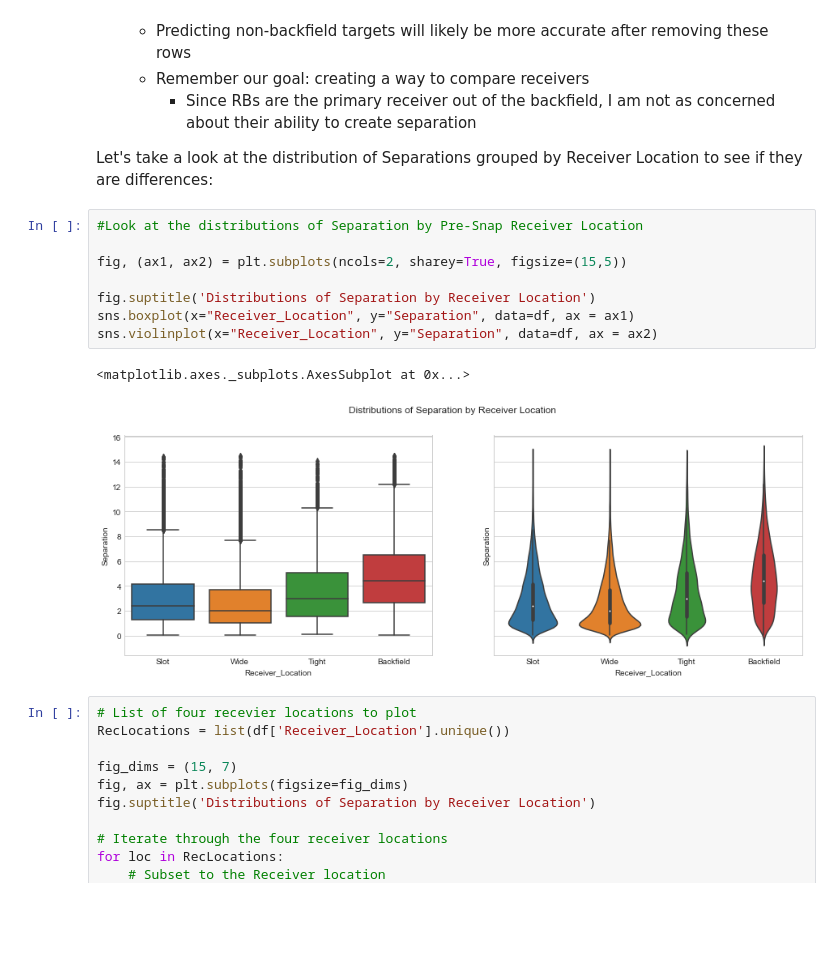
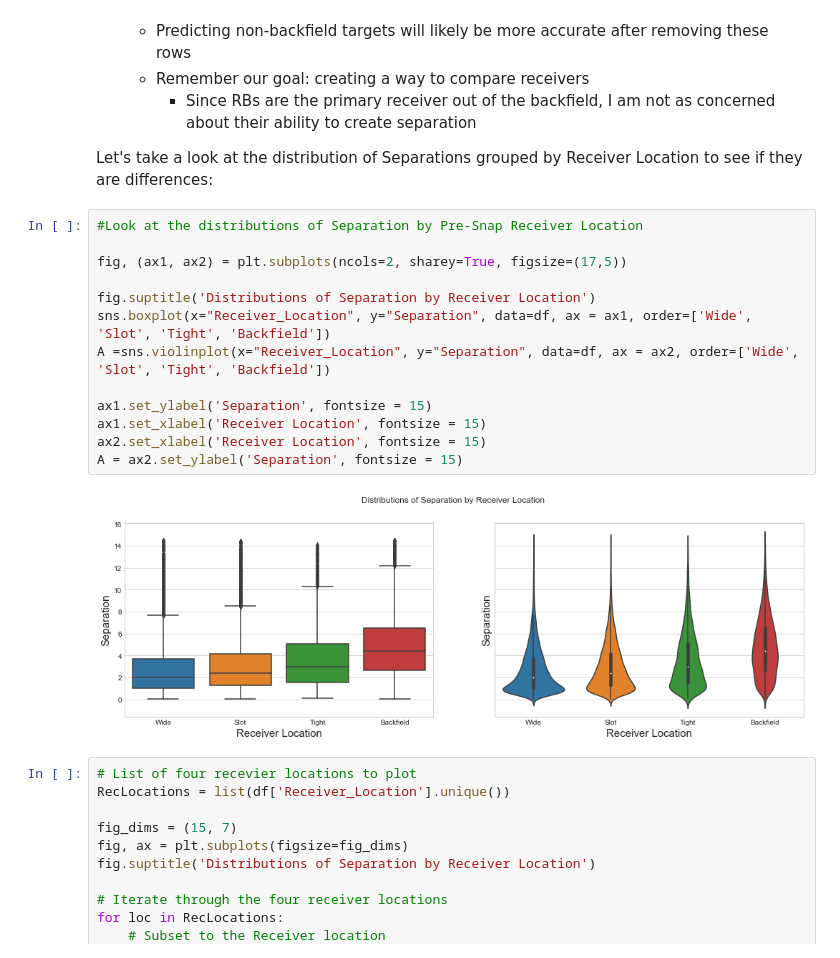
Before and after one commit to Jesse-Cohen/Separation-Above-Expectation, a Jupyter notebook: Expected Receiver Separation.ipynb, the cells around one changed output. Saved outputs shown, nothing was run; the diff lists cells and outputs as text; blank space fills up the shorter version.

```diff
--- a/Expected Receiver Separation.ipynb
+++ b/Expected Receiver Separation.ipynb
@@ -270,14 +267,18 @@ Let's take a look at the distribution of Separations grouped by Receiver Locatio
 # %%
 #Look at the distributions of Separation by Pre-Snap Receiver Location
 
-fig, (ax1, ax2) = plt.subplots(ncols=2, sharey=True, figsize=(15,5))
+fig, (ax1, ax2) = plt.subplots(ncols=2, sharey=True, figsize=(17,5))
 
 fig.suptitle('Distributions of Separation by Receiver Location')
-sns.boxplot(x="Receiver_Location", y="Separation", data=df, ax = ax1)
-sns.violinplot(x="Receiver_Location", y="Separation", data=df, ax = ax2)
+sns.boxplot(x="Receiver_Location", y="Separation", data=df, ax = ax1, order=['Wide', 'Slot', 'Tight', 'Backfield'])
+A =sns.violinplot(x="Receiver_Location", y="Separation", data=df, ax = ax2, order=['Wide', 'Slot', 'Tight', 'Backfield'])
+
+ax1.set_ylabel('Separation', fontsize = 15)
+ax1.set_xlabel('Receiver Location', fontsize = 15)
+ax2.set_xlabel('Receiver Location', fontsize = 15)
+A = ax2.set_ylabel('Separation', fontsize = 15)
 # %% [output]
-<matplotlib.axes._subplots.AxesSubplot at 0x...>
-[figure, old version]
+[figure, new version]
 # %%
 # List of four recevier locations to plot
 RecLocations = list(df['Receiver_Location'].unique())
```
Also changed, not shown: parts of 106 cells of this notebook.
